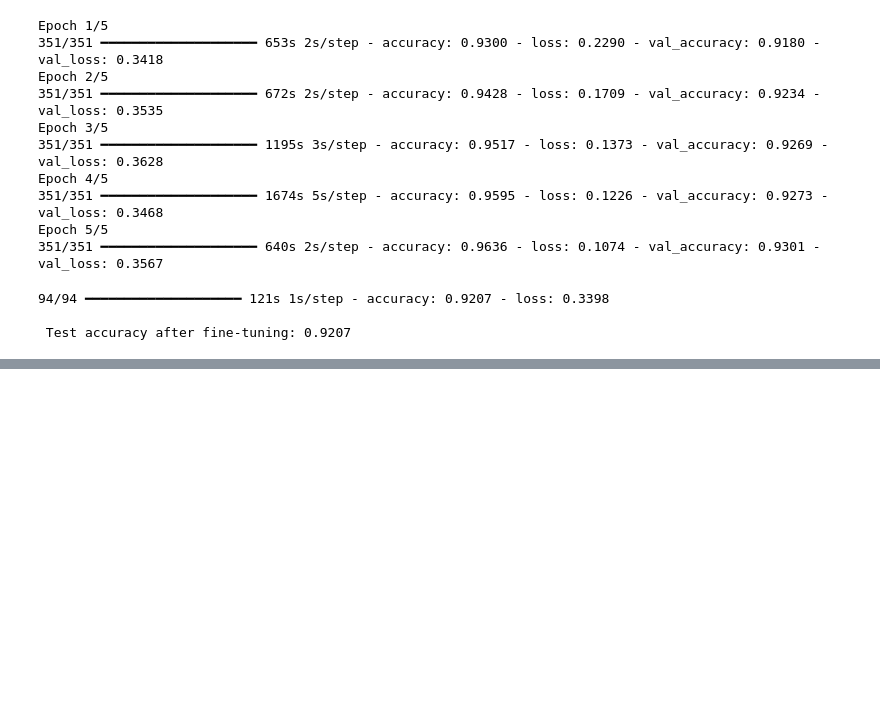
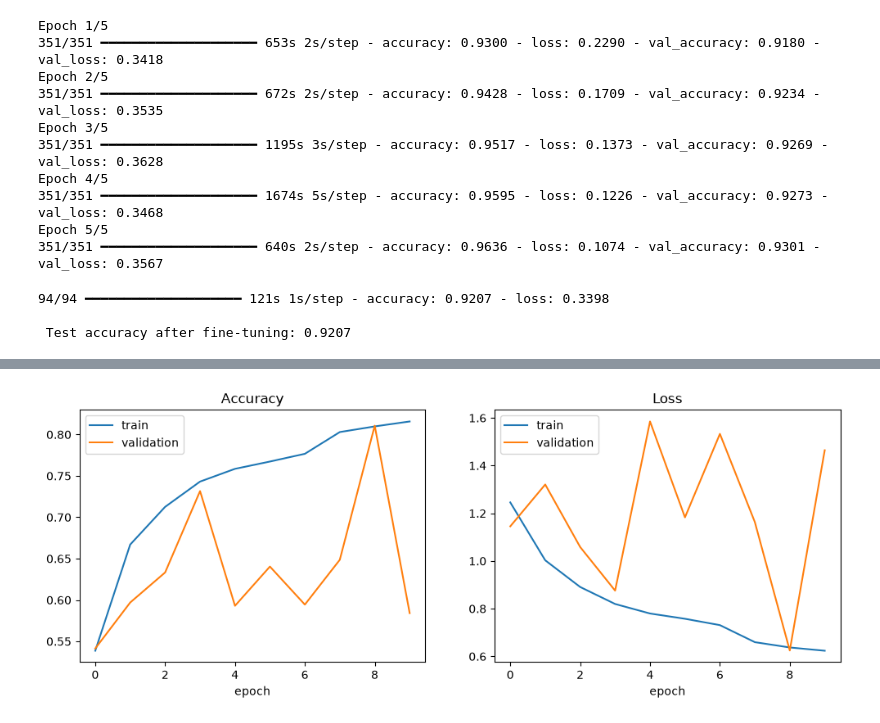
Before and after one commit to roaa-taha-m/Data-Science-CNN-Task-2026, a Jupyter notebook: Task code.ipynb, the cells around one changed output, grey strips where cells are left out. Saved outputs shown, nothing was run; the diff lists cells and outputs as text; code cells hidden in the pictures; blank space fills up the shorter version.

Commit message:
Implemented Model from Scratch

```diff
--- a/Task code.ipynb
+++ b/Task code.ipynb
@@ -250,0 +255,12 @@ print(f"\n Test accuracy after fine-tuning: {test_acc:.4f}")
+# %%
+import time, random
+import seaborn as sns
+from tensorflow import keras
+from tensorflow.keras import layers, regularizers
+from sklearn.metrics import classification_report, confusion_matrix, f1_score, precision_score, recall_score, accuracy_score
+import pandas as pd
+
+random.seed(SEED); np.random.seed(SEED); tf.random.set_seed(SEED)
+
+NUM_CLASSES = len(class_names)
+INPUT_SHAPE = IMG_SIZE + (3,)
@@ -250,0 +321,11 @@ print(f"\n Test accuracy after fine-tuning: {test_acc:.4f}")
+# %%
+callbacks = [
+    keras.callbacks.ReduceLROnPlateau(monitor='val_loss', factor=0.5, patience=3, min_lr=1e-6, verbose=1),
+    keras.callbacks.EarlyStopping(monitor='val_loss', patience=5, restore_best_weights=True, verbose=1),
+    keras.callbacks.ModelCheckpoint('best_cnn.keras', monitor='val_loss', save_best_only=True)
+]
+
+t0 = time.time()
+history = model.fit(train_preprocessed, validation_data=val_preprocessed, epochs=10,
+                    callbacks=callbacks, verbose=1)
+print(f"training time: {(time.time() - t0)/60:.1f} min")
@@ -250,0 +350,13 @@ print(f"\n Test accuracy after fine-tuning: {test_acc:.4f}")
+# %%
+h = history.history
+fig, ax = plt.subplots(1, 2, figsize=(12, 4))
+ax[0].plot(h["accuracy"], label="train"); ax[0].plot(h["val_accuracy"], label="validation")
+ax[0].set_title("Accuracy"); ax[0].set_xlabel("epoch"); ax[0].legend()
+ax[1].plot(h["loss"], label="train"); ax[1].plot(h["val_loss"], label="validation")
+ax[1].set_title("Loss"); ax[1].set_xlabel("epoch"); ax[1].legend()
+plt.show()
+# Overfitting  = train curve keeps improving, validation stalls or gets worse
+# Underfitting = both curves stay low
+# Good fit     = both converge close together at high accuracy
+# %% [output]
+[figure, added]
```
Also changed, not shown: parts of 8 cells of this notebook.
